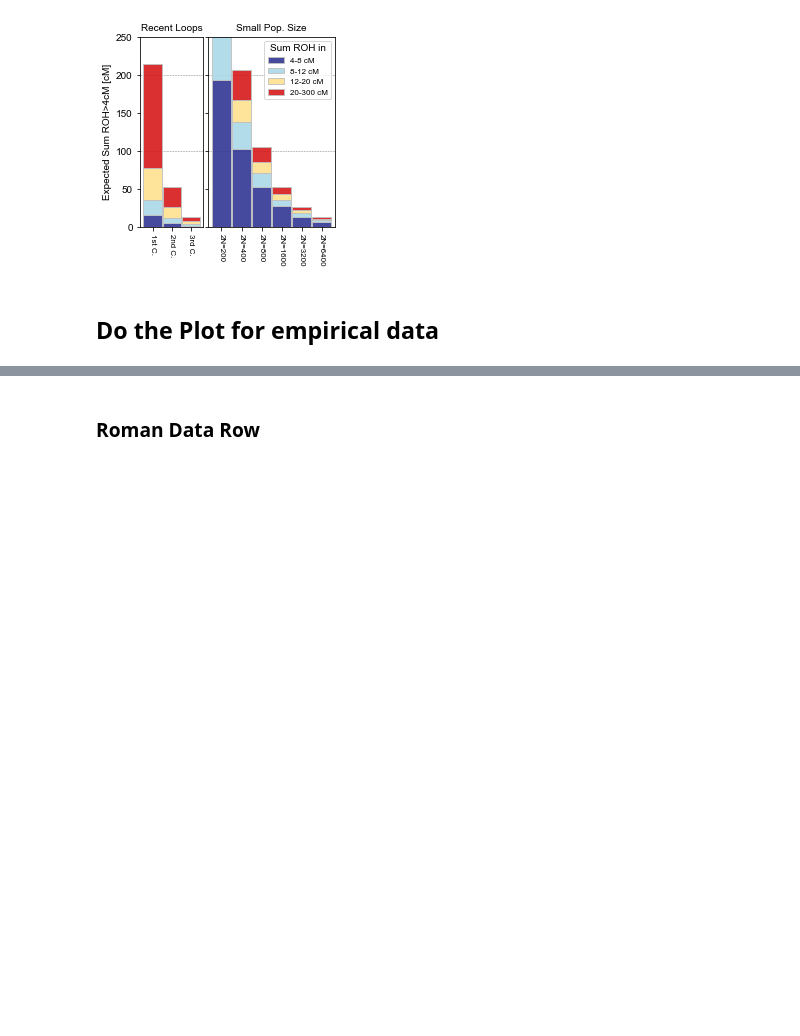
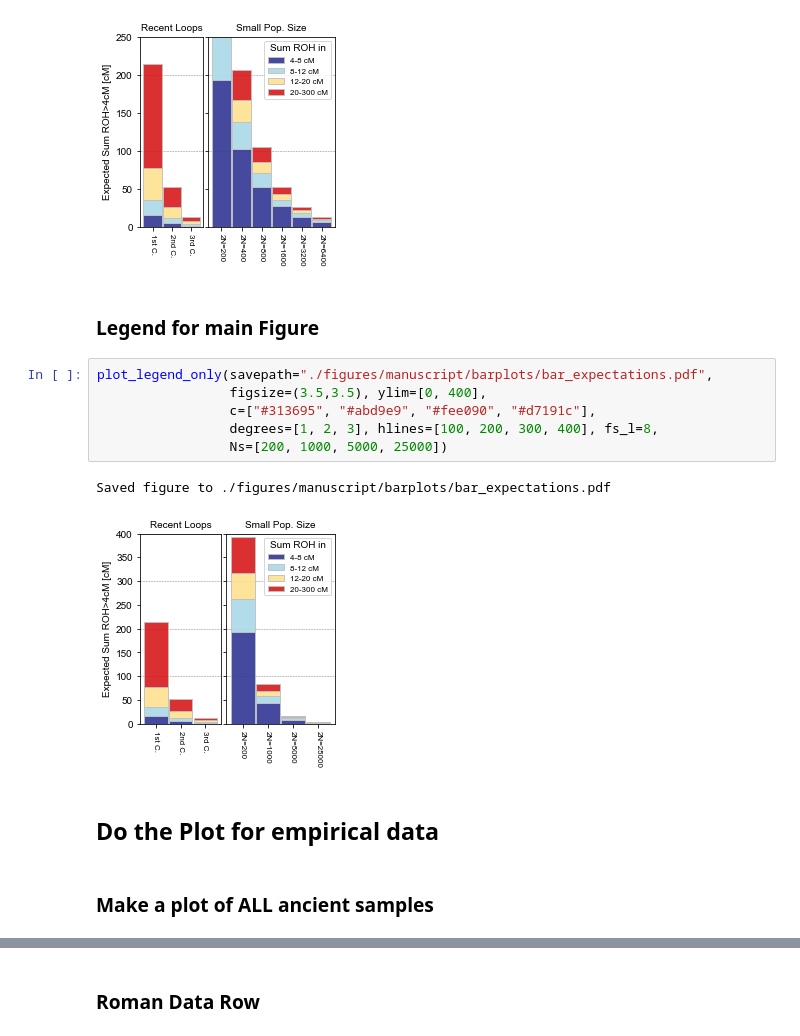
Before and after one commit to hringbauer/hapROH, a Jupyter notebook: Notebooks/Figures/plot_bar_ROH.ipynb, the cells around one changed output, grey strips where cells are left out. Saved outputs shown, nothing was run; the diff lists cells and outputs as text; blank space fills up the shorter version.

```diff
--- a/Notebooks/Figures/plot_bar_ROH.ipynb
+++ b/Notebooks/Figures/plot_bar_ROH.ipynb
@@ -59,5 +56,18 @@ plot_legend_only(savepath="./figures/manuscript/barplots/bar_legend.pdf",
 # %% [output]
 Saved figure to ./figures/manuscript/barplots/bar_legend.pdf
 [figure]
+# %% [markdown]
+### Legend for main Figure
+# %%
+plot_legend_only(savepath="./figures/manuscript/barplots/bar_expectations.pdf",
+                 figsize=(3.5,3.5), ylim=[0, 400],
+                 c=["#313695", "#abd9e9", "#fee090", "#d7191c"],
+                 degrees=[1, 2, 3], hlines=[100, 200, 300, 400], fs_l=8,
+                 Ns=[200, 1000, 5000, 25000])
+# %% [output]
+Saved figure to ./figures/manuscript/barplots/bar_expectations.pdf
+[figure, added]
 # %% [markdown]
 ## Do the Plot for empirical data
+# %% [markdown]
+### Make a plot of ALL ancient samples
```
Also changed, not shown: parts of 10 cells of this notebook, 13 other files.
